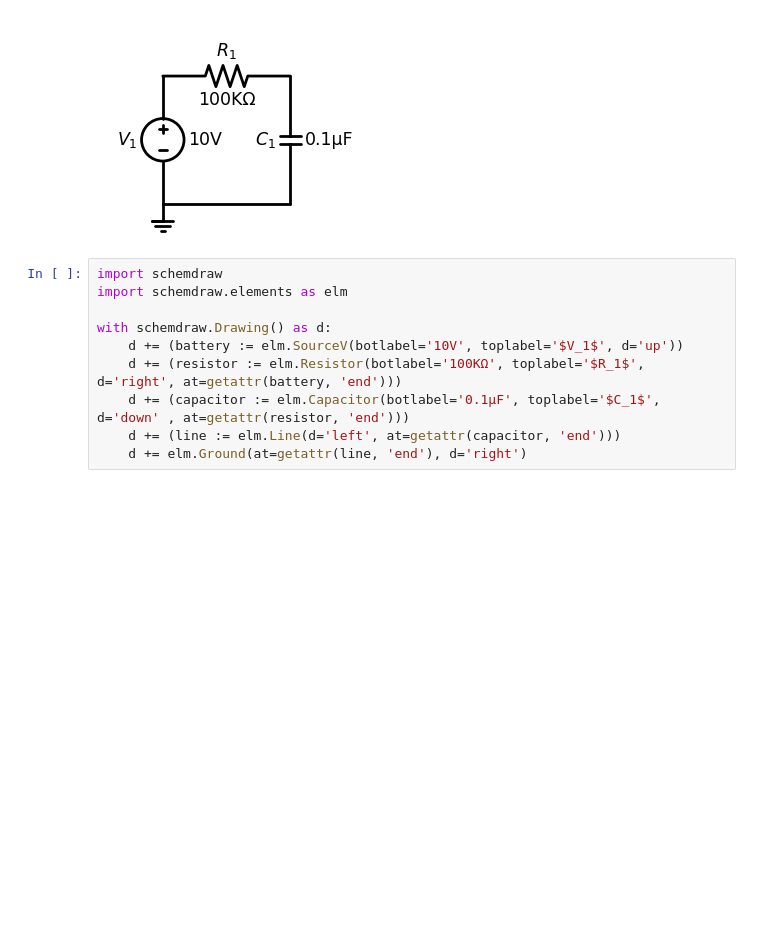
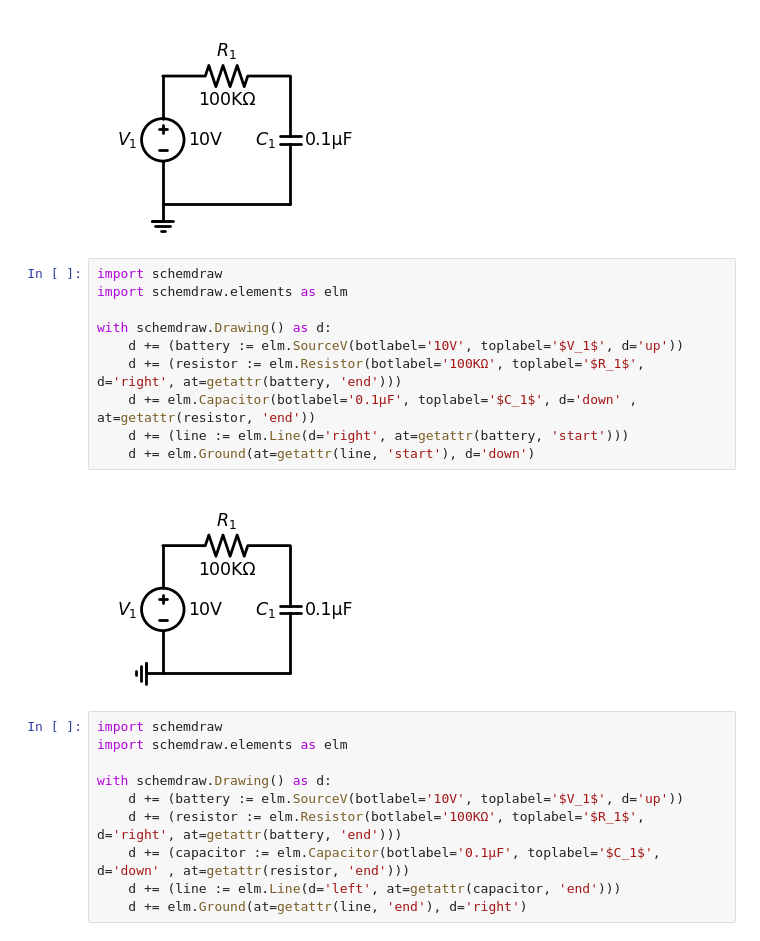
Before and after one commit to raspberrypisig/circuitjs2schemdraw, a Jupyter notebook: main.ipynb, the cells around one changed output. Saved outputs shown, nothing was run; the diff lists cells and outputs as text; blank space fills up the shorter version.

```diff
--- a/main.ipynb
+++ b/main.ipynb
@@ -476,6 +477,18 @@ with schemdraw.Drawing() as d:
     d += elm.Ground(at=getattr(line, 'start'), d='right')
 # %% [output]
 [figure]
+# %%
+import schemdraw
+import schemdraw.elements as elm
+
+with schemdraw.Drawing() as d:
+    d += (battery := elm.SourceV(botlabel='10V', toplabel='$V_1$', d='up'))
+    d += (resistor := elm.Resistor(botlabel='100KΩ', toplabel='$R_1$', d='right', at=getattr(battery, 'end')))
+    d += elm.Capacitor(botlabel='0.1μF', toplabel='$C_1$', d='down' , at=getattr(resistor, 'end'))
+    d += (line := elm.Line(d='right', at=getattr(battery, 'start')))
+    d += elm.Ground(at=getattr(line, 'start'), d='down')
+# %% [output]
+[figure, added]
 # %%
 import schemdraw
 import schemdraw.elements as elm
```
Also changed, not shown: parts of 1 cell of this notebook, 1 other file.
